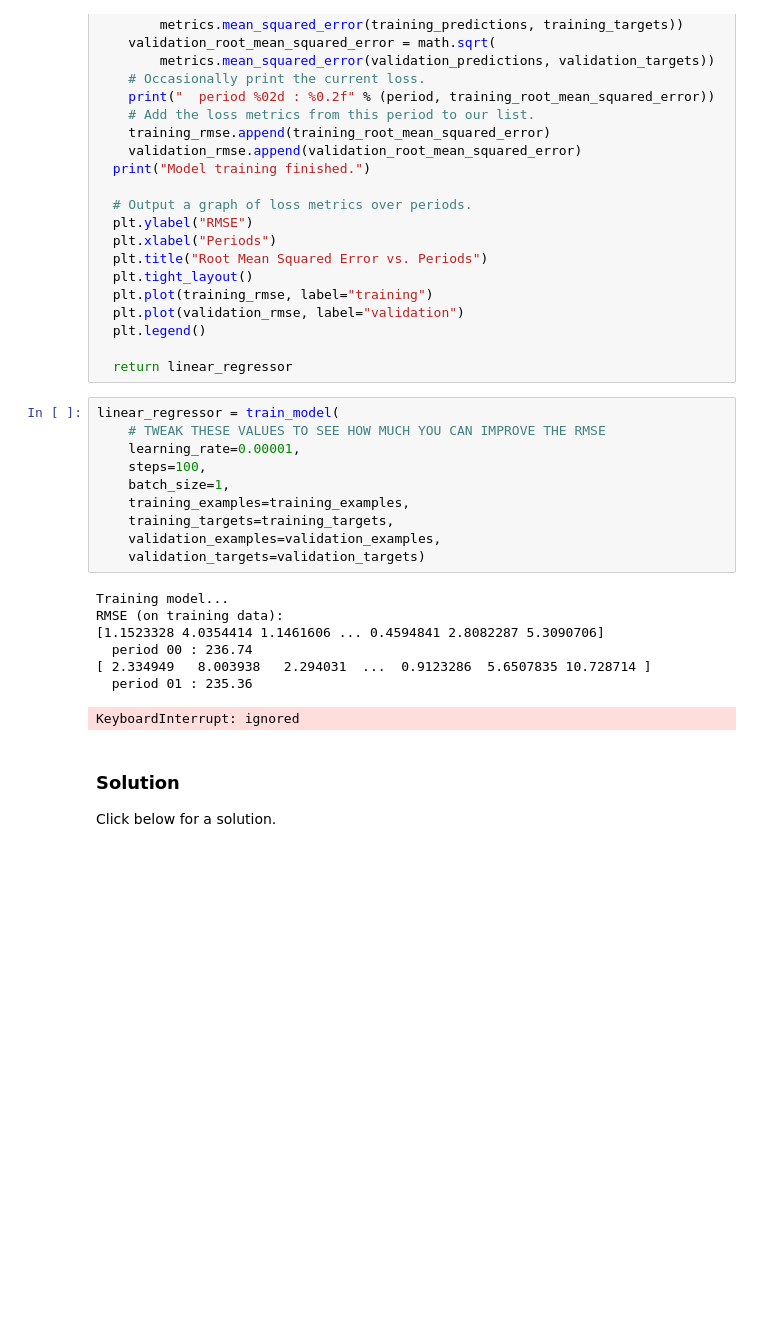
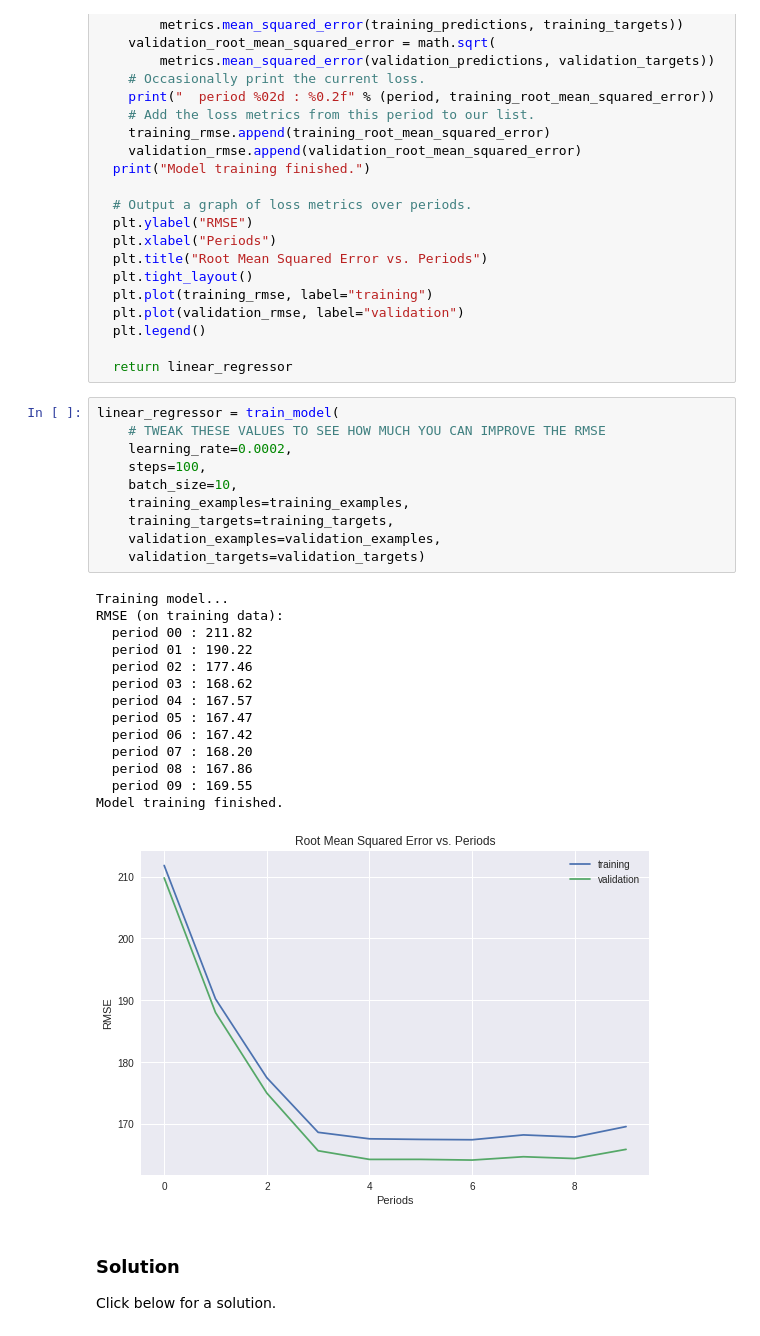
Before and after one commit to payala/machine_learning_crash_course, a Jupyter notebook: validation.ipynb, the cells around one changed output. Cells and saved outputs as stored; diff of their text form; blank space fills up the shorter version.

```diff
--- a/validation.ipynb
+++ b/validation.ipynb
@@ -414,21 +414,28 @@ def train_model(
 # %%
 linear_regressor = train_model(
     # TWEAK THESE VALUES TO SEE HOW MUCH YOU CAN IMPROVE THE RMSE
-    learning_rate=0.00001,
+    learning_rate=0.0002,
     steps=100,
-    batch_size=1,
+    batch_size=10,
     training_examples=training_examples,
     training_targets=training_targets,
     validation_examples=validation_examples,
     validation_targets=validation_targets)
 # %% [output]
 Training model...
 RMSE (on training data):
-[1.1523328 4.0354414 1.1461606 ... 0.4594841 2.8082287 5.3090706]
-  period 00 : 236.74
-[ 2.334949   8.003938   2.294031  ...  0.9123286  5.6507835 10.728714 ]
-  period 01 : 235.36
+  period 00 : 211.82
+  period 01 : 190.22
+  period 02 : 177.46
+  period 03 : 168.62
+  period 04 : 167.57
+  period 05 : 167.47
+  period 06 : 167.42
+  period 07 : 168.20
+  period 08 : 167.86
+  period 09 : 169.55
+Model training finished.
-KeyboardInterrupt: ignored
+[figure, added]
 # %% [markdown]
 ### Solution
 
```
